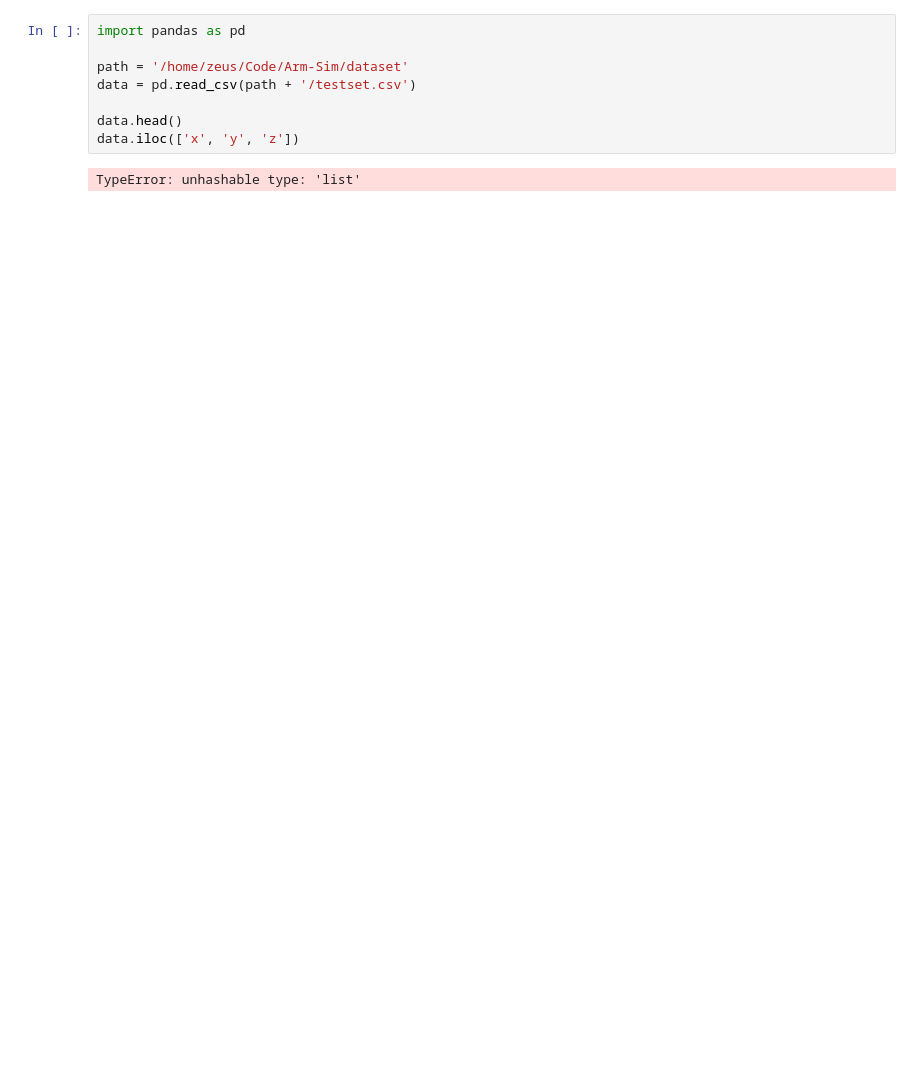
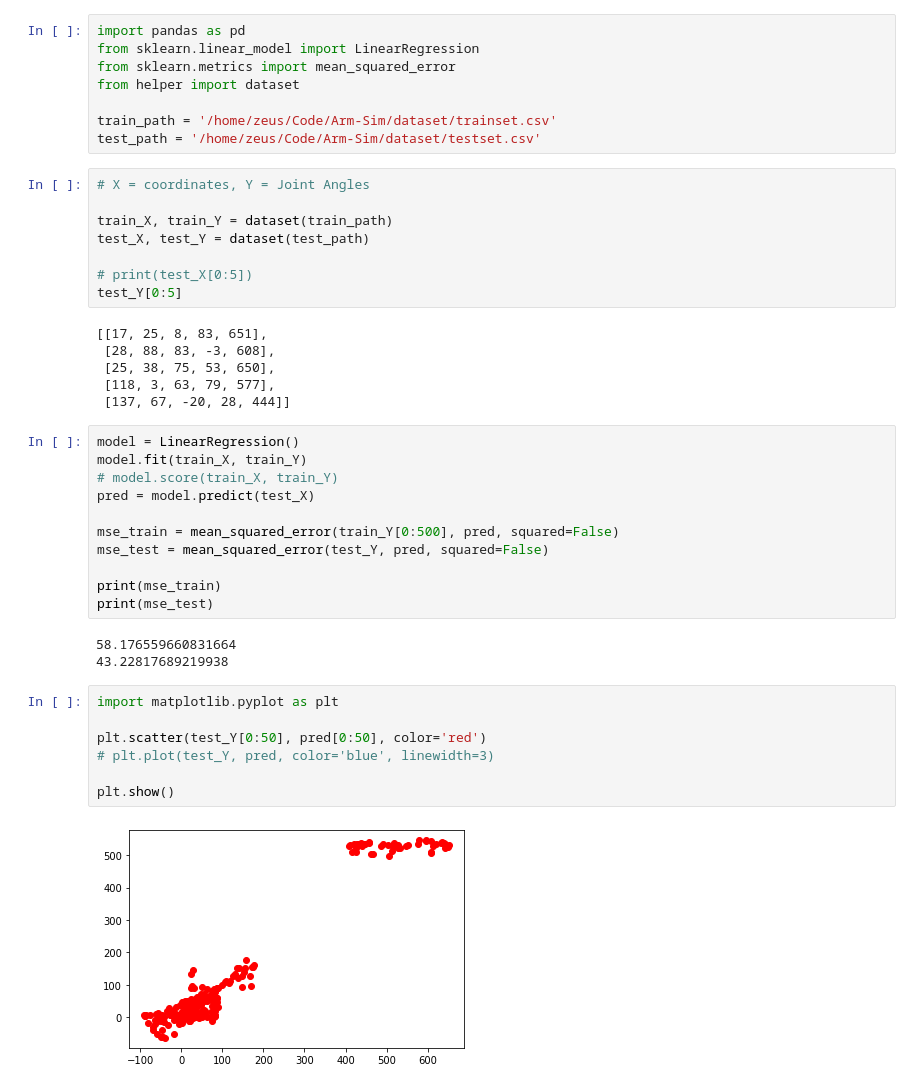
Before and after one commit to sudhanv09/Arm-Sim, a Jupyter notebook: src/test.ipynb, the cells around one changed output. Cells and saved outputs as stored; diff of their text form; blank space fills up the shorter version.

Commit message:
Linear Regression and edits

```diff
--- a/src/test.ipynb
+++ b/src/test.ipynb
@@ -1,10 +1,45 @@
-# %%
-import pandas as pd
-
-path = '/home/zeus/Code/Arm-Sim/dataset'
-data = pd.read_csv(path + '/testset.csv')
-
-data.head()
-data.iloc(['x', 'y', 'z'])
-# %% [output]
-TypeError: unhashable type: 'list'
+# %%
+import pandas as pd
+from sklearn.linear_model import LinearRegression
+from sklearn.metrics import mean_squared_error
+from helper import dataset
+
+train_path = '/home/zeus/Code/Arm-Sim/dataset/trainset.csv'
+test_path = '/home/zeus/Code/Arm-Sim/dataset/testset.csv'
+# %%
+# X = coordinates, Y = Joint Angles
+
+train_X, train_Y = dataset(train_path)
+test_X, test_Y = dataset(test_path)
+
+# print(test_X[0:5])
+test_Y[0:5]
+# %% [output]
+[[17, 25, 8, 83, 651],
+ [28, 88, 83, -3, 608],
+ [25, 38, 75, 53, 650],
+ [118, 3, 63, 79, 577],
+ [137, 67, -20, 28, 444]]
+# %%
+model = LinearRegression()
+model.fit(train_X, train_Y)
+# model.score(train_X, train_Y)
+pred = model.predict(test_X)
+
+mse_train = mean_squared_error(train_Y[0:500], pred, squared=False)
+mse_test = mean_squared_error(test_Y, pred, squared=False)
+
+print(mse_train)
+print(mse_test)
+# %% [output]
+58.176559660831664
+43.22817689219938
+# %%
+import matplotlib.pyplot as plt
+
+plt.scatter(test_Y[0:50], pred[0:50], color='red')
+# plt.plot(test_Y, pred, color='blue', linewidth=3)
+
+plt.show()
+# %% [output]
+[figure, added]
```
Also changed, not shown: parts of 1 cell of this notebook, 6 other files.
